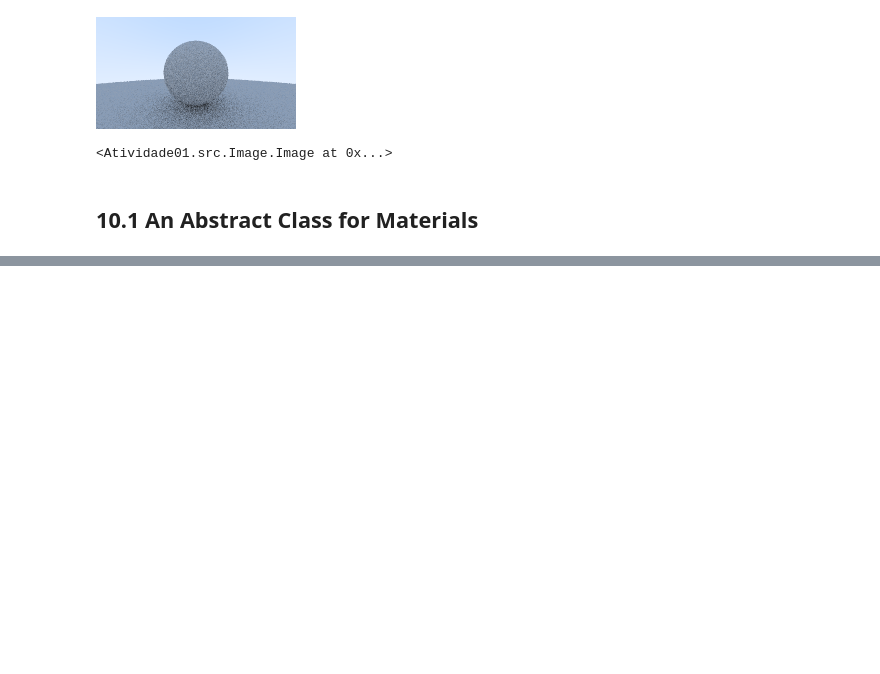
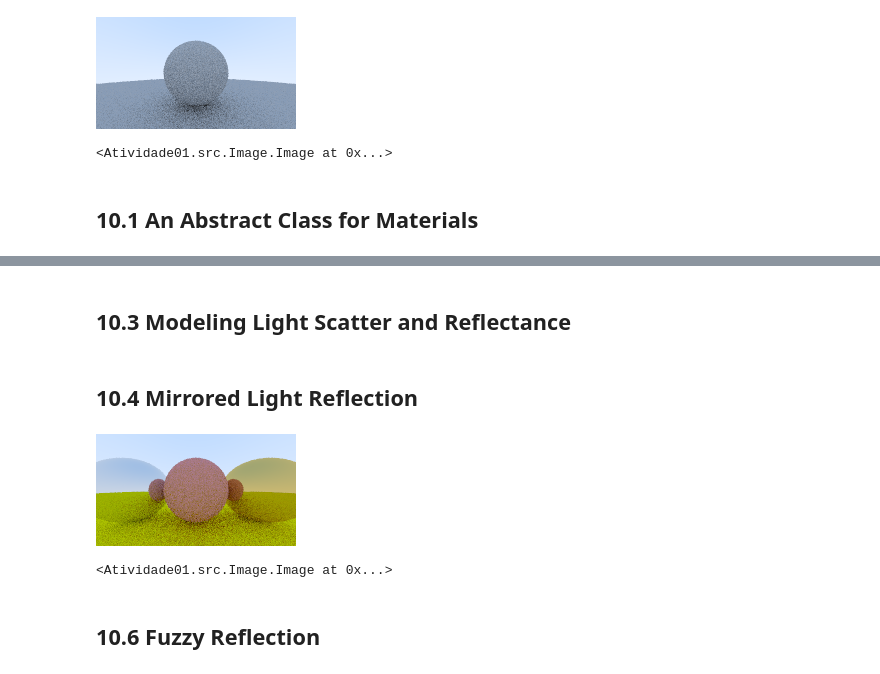
Before and after one commit to GregorioFornetti/atividades-cg, a Jupyter notebook: tutorial/tutorial.ipynb, the cells around one changed output, grey strips where cells are left out. Saved outputs shown, nothing was run; the diff lists cells and outputs as text; code cells hidden in the pictures; blank space fills up the shorter version.

Commit message:
metal

```diff
--- a/tutorial/tutorial.ipynb
+++ b/tutorial/tutorial.ipynb
@@ -1594,3 +1633,7 @@ camera.render(world, '13-linear-to-gamma.png')
 <Atividade01.src.Image.Image at 0x...>
 # %% [markdown]
 ## 10.1 An Abstract Class for Materials
+# %%
+class Material:
+    def scatter(self, ray: Ray, rec: HitRecord) -> 'tuple[bool, Ray, Color]':
+        raise NotImplementedError
@@ -1596,0 +1710,29 @@ camera.render(world, '13-linear-to-gamma.png')
+# %% [markdown]
+## 10.3 Modeling Light Scatter and Reflectance
+# %%
+class Lambertian(Material):
+
+    def __init__(self, albedo: Color):
+        self.albedo = albedo
+
+    def scatter(self, ray: Ray, rec: HitRecord) -> 'tuple[bool, Ray, Color]':
+        direction: Vec3 = rec.normal + Vec3.random_unit_vector()
+        if direction.near_zero():
+            direction = rec.normal
+
+        scattered = Ray(rec.p, direction)
+        attenuation = self.albedo
+        return True, scattered, attenuation
+# %% [markdown]
+## 10.4 Mirrored Light Reflection
+# %%
+class Metal(Material):
+
+    def __init__(self, albedo: Color):
+        self.albedo = albedo
+
+    def scatter(self, ray: Ray, rec: HitRecord) -> 'tuple[bool, Ray, Color]':
+        reflected = Vec3.reflect(ray.direction.unit_vector(), rec.normal)
+        scattered = Ray(rec.p, reflected)
+        attenuation = self.albedo
+        return True, scattered, attenuation
@@ -1596,0 +1818,20 @@ camera.render(world, '13-linear-to-gamma.png')
+# %%
+camera = Camera(image_width=200, samples_per_pixel=10, max_depth=10)
+
+material_ground = Lambertian(Color([0.8, 0.8, 0.0]))
+material_center = Lambertian(Color([0.7, 0.3, 0.3]))
+material_left = Metal(Color([0.8, 0.8, 0.8]))
+material_right = Metal(Color([0.8, 0.6, 0.2]))
+
+world = HittableList()
+world.add(Sphere(Point3([0, -100.5, -1]), 100, material_ground))
+world.add(Sphere(Point3([0, 0, -1]), 0.5, material_center))
+world.add(Sphere(Point3([-1, 0, -1]), 0.5, material_left))
+world.add(Sphere(Point3([1, 0, -1]), 0.5, material_right))
+
+camera.render(world, '14-first-metals.png')
+# %% [output]
+[figure, added]
+<Atividade01.src.Image.Image at 0x...>
+# %% [markdown]
+## 10.6 Fuzzy Reflection
```
Also changed, not shown: parts of 7 cells of this notebook, 9 other files.
